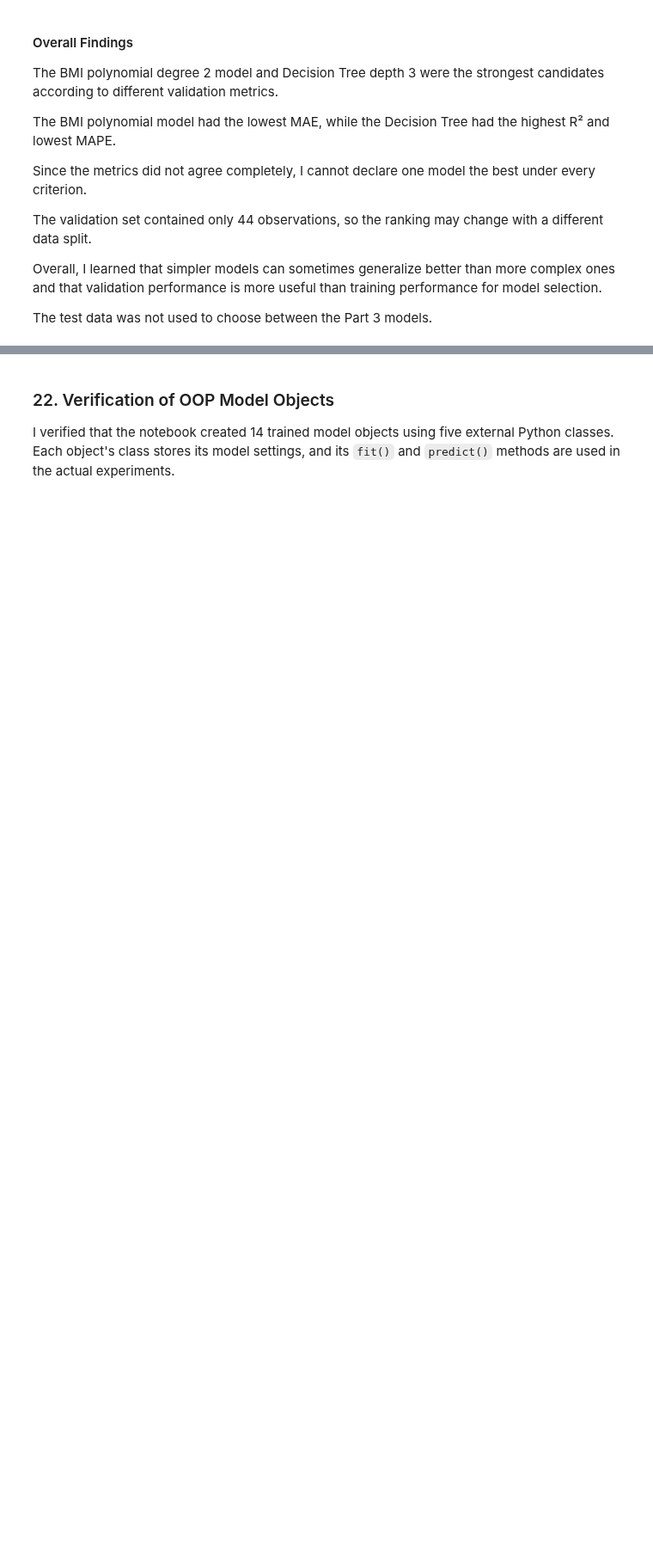
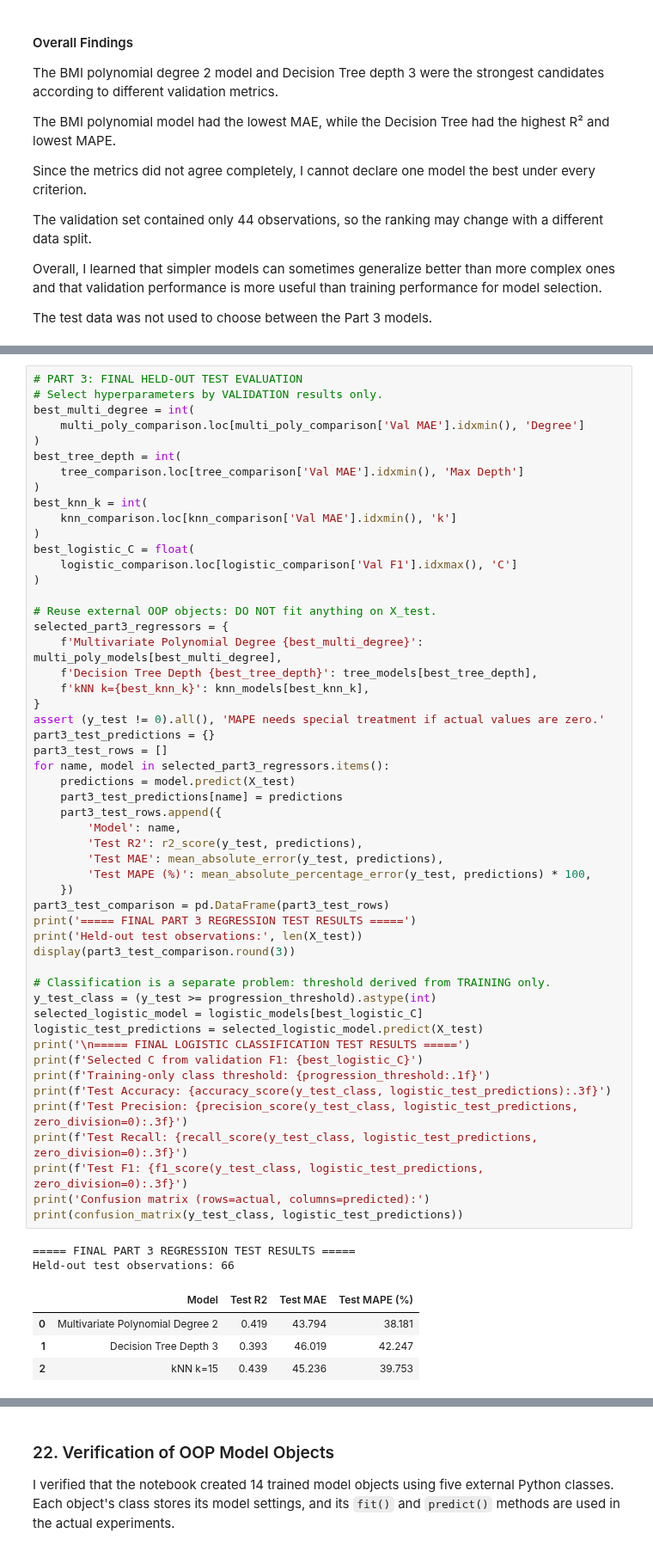
Before and after one commit to shainaulakh/Practical_Lab_2, a Jupyter notebook: Practical_Lab_2.ipynb, the cells around one changed output, grey strips where cells are left out. Shown at 86% size. Drawn from its saved outputs; the diff is of its cells as text; blank space fills up the shorter version.

Commit message:
Finalize Part 3 results and README

```diff
--- a/Practical_Lab_2.ipynb
+++ b/Practical_Lab_2.ipynb
@@ -2013,0 +2024,59 @@ The test data was not used to choose between the Part 3 models.
+# %%
+# PART 3: FINAL HELD-OUT TEST EVALUATION
+# Select hyperparameters by VALIDATION results only.
+best_multi_degree = int(
+    multi_poly_comparison.loc[multi_poly_comparison['Val MAE'].idxmin(), 'Degree']
+)
+best_tree_depth = int(
+    tree_comparison.loc[tree_comparison['Val MAE'].idxmin(), 'Max Depth']
+)
+best_knn_k = int(
+    knn_comparison.loc[knn_comparison['Val MAE'].idxmin(), 'k']
+)
+best_logistic_C = float(
+    logistic_comparison.loc[logistic_comparison['Val F1'].idxmax(), 'C']
+)
+
+# Reuse external OOP objects: DO NOT fit anything on X_test.
+selected_part3_regressors = {
+    f'Multivariate Polynomial Degree {best_multi_degree}': multi_poly_models[best_multi_degree],
+    f'Decision Tree Depth {best_tree_depth}': tree_models[best_tree_depth],
+    f'kNN k={best_knn_k}': knn_models[best_knn_k],
+}
+assert (y_test != 0).all(), 'MAPE needs special treatment if actual values are zero.'
+part3_test_predictions = {}
+part3_test_rows = []
+for name, model in selected_part3_regressors.items():
+    predictions = model.predict(X_test)
+    part3_test_predictions[name] = predictions
+    part3_test_rows.append({
+        'Model': name,
+        'Test R2': r2_score(y_test, predictions),
+        'Test MAE': mean_absolute_error(y_test, predictions),
+        'Test MAPE (%)': mean_absolute_percentage_error(y_test, predictions) * 100,
+    })
+part3_test_comparison = pd.DataFrame(part3_test_rows)
+print('===== FINAL PART 3 REGRESSION TEST RESULTS =====')
+print('Held-out test observations:', len(X_test))
+display(part3_test_comparison.round(3))
+
+# Classification is a separate problem: threshold derived from TRAINING only.
+y_test_class = (y_test >= progression_threshold).astype(int)
+selected_logistic_model = logistic_models[best_logistic_C]
+logistic_test_predictions = selected_logistic_model.predict(X_test)
+print('\n===== FINAL LOGISTIC CLASSIFICATION TEST RESULTS =====')
+print(f'Selected C from validation F1: {best_logistic_C}')
+print(f'Training-only class threshold: {progression_threshold:.1f}')
+print(f'Test Accuracy: {accuracy_score(y_test_class, logistic_test_predictions):.3f}')
+print(f'Test Precision: {precision_score(y_test_class, logistic_test_predictions, zero_division=0):.3f}')
+print(f'Test Recall: {recall_score(y_test_class, logistic_test_predictions, zero_division=0):.3f}')
+print(f'Test F1: {f1_score(y_test_class, logistic_test_predictions, zero_division=0):.3f}')
+print('Confusion matrix (rows=actual, columns=predicted):')
+print(confusion_matrix(y_test_class, logistic_test_predictions))
+# %% [output]
+===== FINAL PART 3 REGRESSION TEST RESULTS =====
+Held-out test observations: 66
+|  | Model | Test R2 | Test MAE | Test MAPE (%) |
+| 0 | Multivariate Polynomial Degree 2 | 0.419 | 43.794 | 38.181 |
+| 1 | Decision Tree Depth 3 | 0.393 | 46.019 | 42.247 |
+| 2 | kNN k=15 | 0.439 | 45.236 | 39.753 |
```
Also changed, not shown: parts of 9 cells of this notebook, 1 other file.
